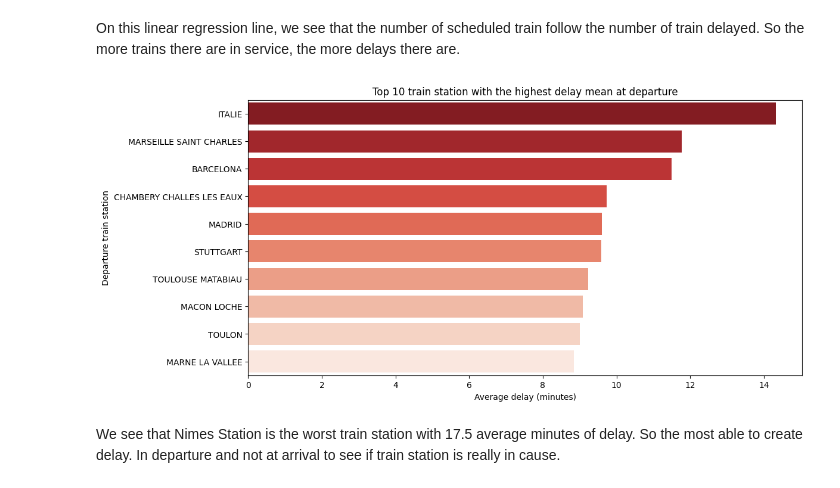
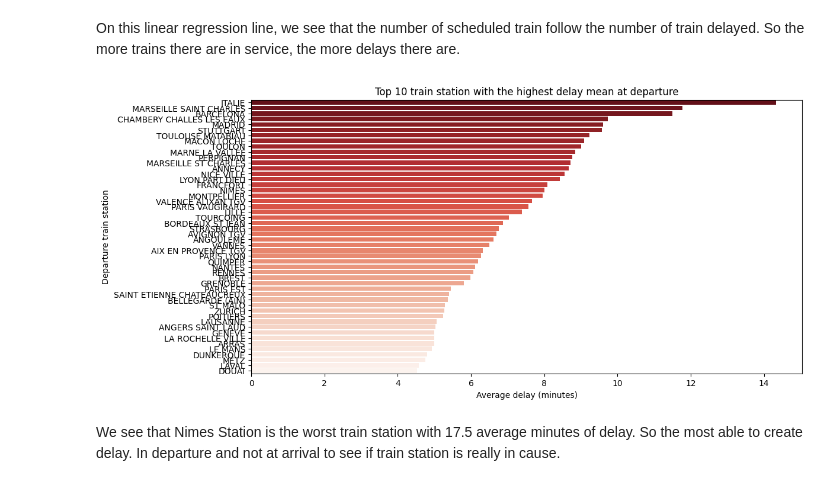
Before and after one commit to EthanLegendre/tardis, a Jupyter notebook: tardis_eda.ipynb, the cells around one changed output. Cells and saved outputs as stored; diff of their text form; code cells hidden in the pictures.

```diff
--- a/tardis_eda.ipynb
+++ b/tardis_eda.ipynb
@@ -264,17 +263,17 @@ follow the number of train delayed. So the more trains there are in service, the
 # %%
 plot.figure(figsize=(12, 6))
 
 worst_ts = (dataset.groupby(cf.departure)[cf
 .average_delay_all_train_at_arrival].mean().sort_values(ascending=False).head
-            (10))
+            (50))
 sns.barplot(x=worst_ts.values, y=worst_ts.index, hue=worst_ts.index,
             palette='Reds_r')
 plot.title('Top 10 train station with the highest delay mean at departure')
 plot.xlabel('Average delay (minutes)')
 plot.ylabel('Departure train station')
 plot.show()
 # %% [output]
-[figure, old version]
+[figure, new version]
 # %% [markdown]
 We see that Nimes Station is the worst train station with 17.5 average
 minutes of delay. So the most able to create delay. In departure and not at
```
Also changed, not shown: parts of 2 cells of this notebook, 2 other files.
